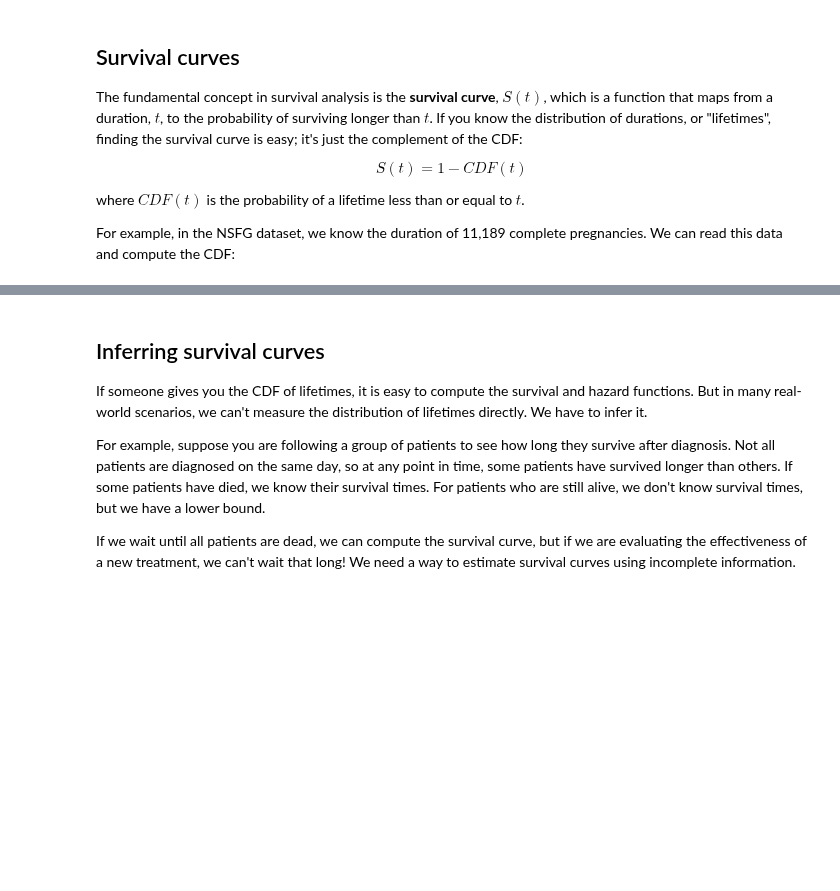
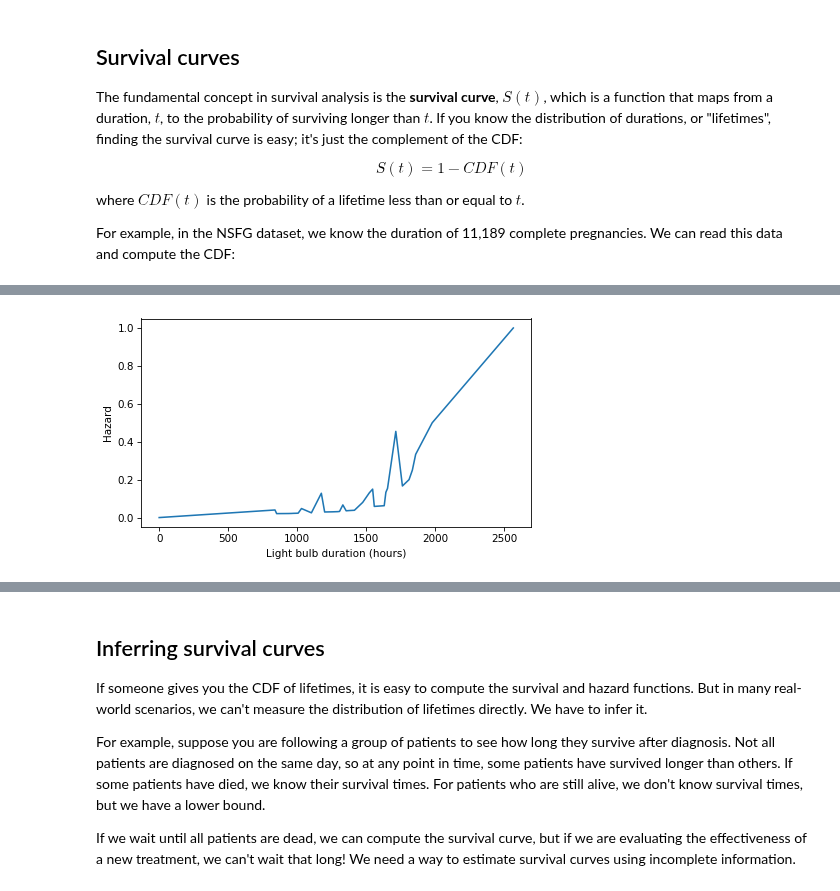
Before and after one commit to AllenDowney/ThinkStats, a Jupyter notebook: soln/chap13.ipynb, the cells around one changed output, grey strips where cells are left out. Saved outputs shown, nothing was run; the diff lists cells and outputs as text; code cells hidden in the pictures; blank space fills up the shorter version.

```diff
--- a/soln/chap13.ipynb
+++ b/soln/chap13.ipynb
@@ -172,0 +121,3 @@ The hazard function is useful in its own right, but it is also an important tool
+# %%
+hazard_bulblife = surv_bulblife.make_hazard()
+hazard_bulblife[1656]
@@ -172,0 +127,5 @@ The hazard function is useful in its own right, but it is also an important tool
+# %%
+hazard_bulblife.plot()
+decorate(xlabel="Light bulb duration (hours)", ylabel="Hazard")
+# %% [output]
+[figure, added]
```
Also changed, not shown: parts of 155 cells of this notebook, 1 other file.
